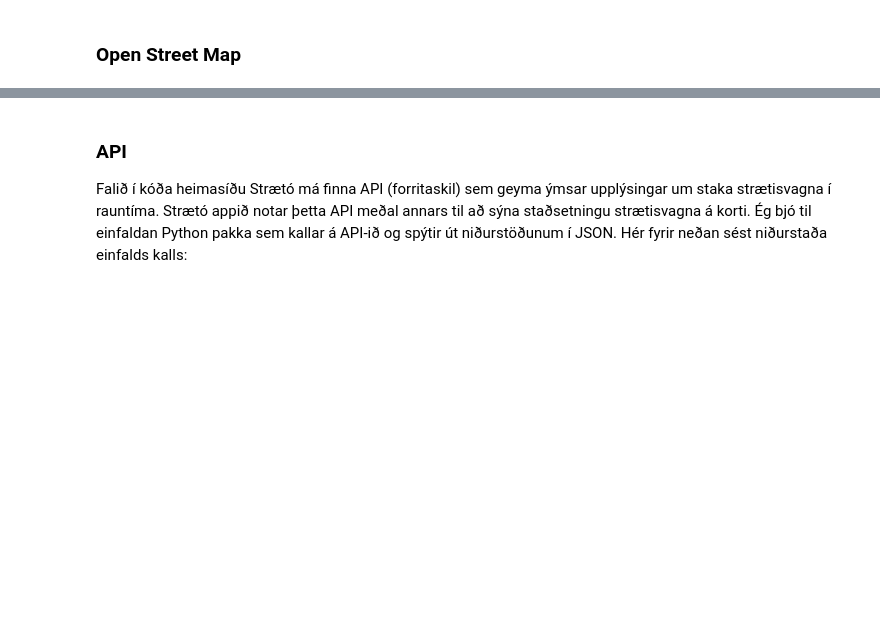
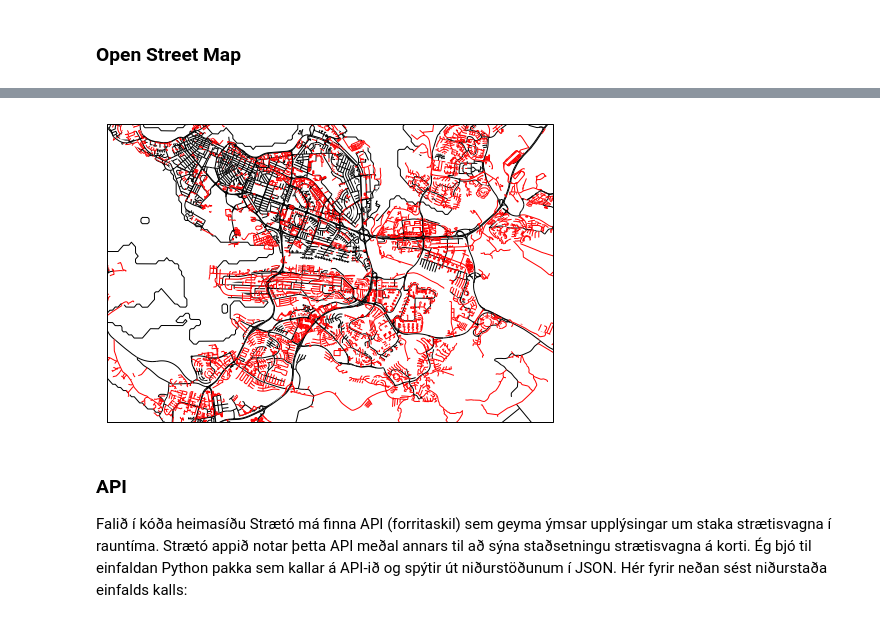
Before and after one commit to ArniDagur/straeto-notebook, a Jupyter notebook: straeto-notebook.ipynb, the cells around one changed output, grey strips where cells are left out. Drawn from its saved outputs; the diff is of its cells as text; code cells hidden in the pictures; blank space fills up the shorter version.

```diff
--- a/straeto-notebook.ipynb
+++ b/straeto-notebook.ipynb
@@ -9,3 +33,17 @@ _**Árni Dagur Guðmundsson**: arni@dagur.eu | Menntaskólinn við Hamrahlíð_
+# %%
+from straeto import straeto
+%matplotlib inline
+import matplotlib.pyplot as plt
+import cartopy.crs as ccrs
+
+fig, ax = straeto.get_map(region='reykjavik', res='f', zoom=1.5)
+
+ax = straeto.add_shapefile(ax, 'osm-data/output/extracted_roads.shp')
+ax = straeto.add_shapefile(ax, 'osm-data/output/no_extracted_roads.shp', edgecolor='red')
+
+plt.show()
+# %% [output]
+[figure, added]
 # %% [markdown]
 ### API
 Falið í kóða heimasíðu Strætó má finna API (forritaskil) sem geyma ýmsar upplýsingar um staka strætisvagna í rauntíma. Strætó appið notar þetta API meðal annars til að sýna staðsetningu strætisvagna á korti. Ég bjó til einfaldan Python pakka sem kallar á API-ið og spýtir út niðurstöðunum í JSON. Hér fyrir neðan sést niðurstaða einfalds kalls:
```
Also changed, not shown: parts of 4 cells of this notebook, 1 other file.
